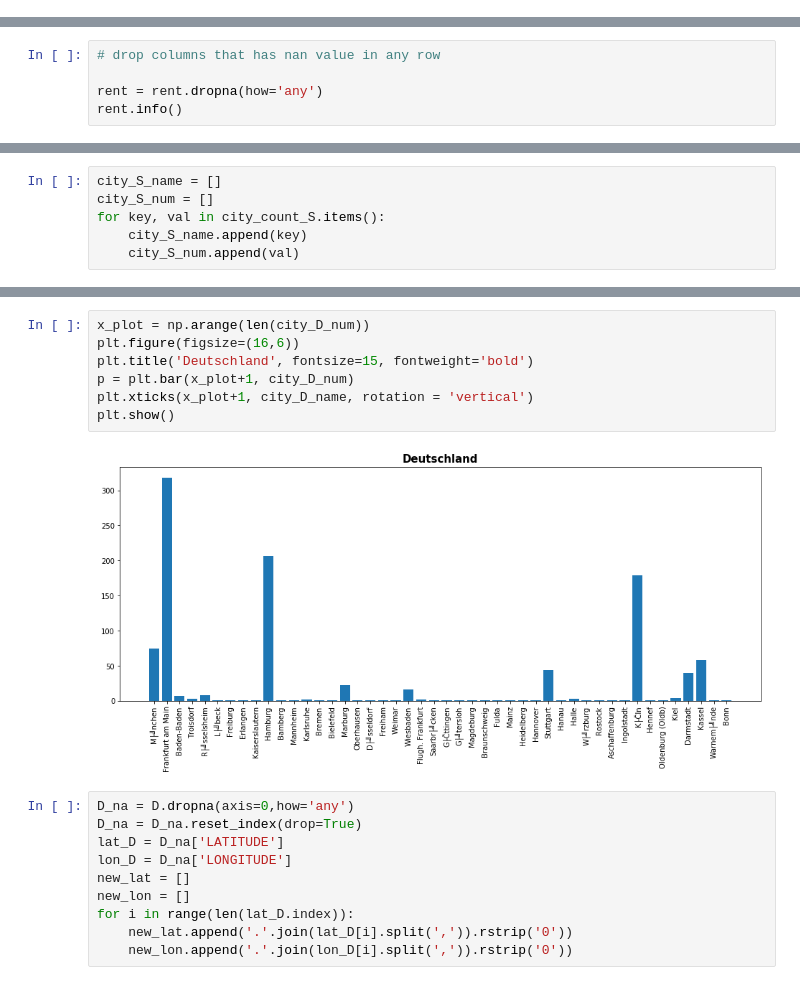
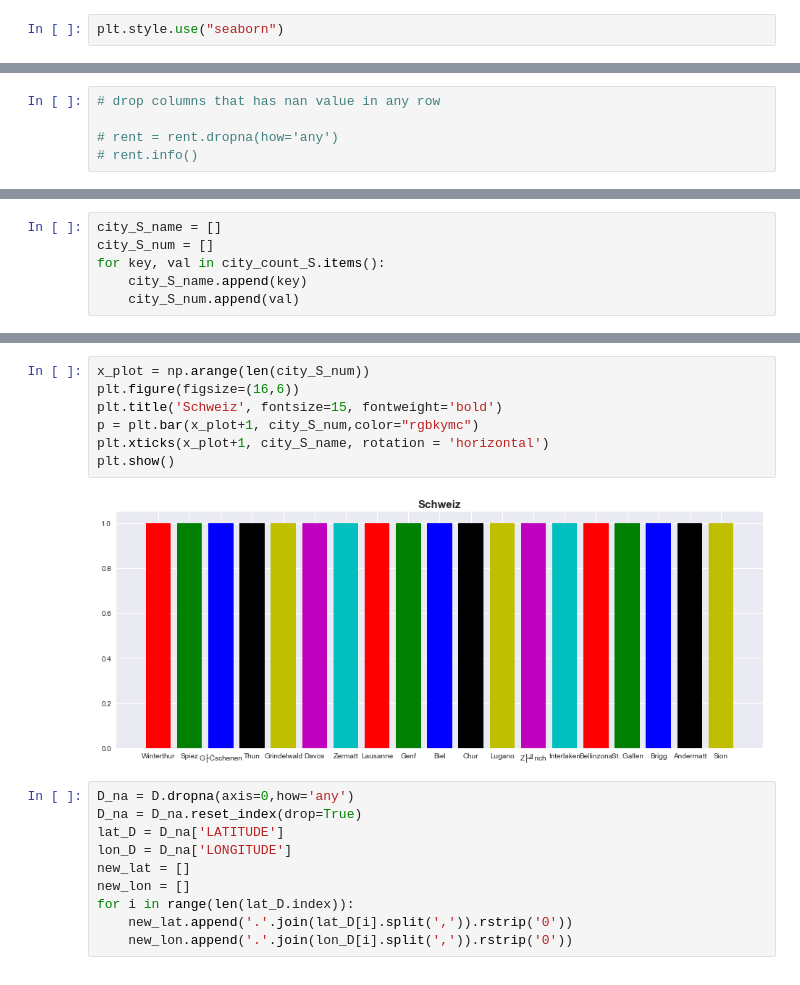
Before and after one commit to chinmaydas96/Bike_sharing, a Jupyter notebook: Rental_zone.ipynb, the cells around one changed output, grey strips where cells are left out. Saved outputs shown, nothing was run; the diff lists cells and outputs as text.

Commit message:
visualisation

```diff
--- a/Rental_zone.ipynb
+++ b/Rental_zone.ipynb
@@ -8,6 +8,8 @@ import plotly.plotly as py
 import plotly
 from plotly.graph_objs import *
 from utils import *
+# %%
+plt.style.use("seaborn")
 # %%
 # load dataframe
 rent = pd.read_csv('OPENDATA_RENTAL_ZONE_CALL_A_BIKE.csv')
@@ -57,5 +59,5 @@ memory usage: 99.6+ KB
 # %%
 # drop columns that has nan value in any row
 
-rent = rent.dropna(how='any')
-rent.info()
+# rent = rent.dropna(how='any')
+# rent.info()
@@ -120,12 +117,12 @@ for key, val in city_count_S.items():
 # %%
-x_plot = np.arange(len(city_D_num))
+x_plot = np.arange(len(city_S_num))
 plt.figure(figsize=(16,6))
-plt.title('Deutschland', fontsize=15, fontweight='bold')
-p = plt.bar(x_plot+1, city_D_num)
-plt.xticks(x_plot+1, city_D_name, rotation = 'vertical')
+plt.title('Schweiz', fontsize=15, fontweight='bold')
+p = plt.bar(x_plot+1, city_S_num,color="rgbkymc")
+plt.xticks(x_plot+1, city_S_name, rotation = 'horizontal')
 plt.show()
 # %% [output]
-[figure, old version]
+[figure, new version]
 # %%
 D_na = D.dropna(axis=0,how='any')
 D_na = D_na.reset_index(drop=True)
```
Also changed, not shown: parts of 9 cells of this notebook, 2 other files.
